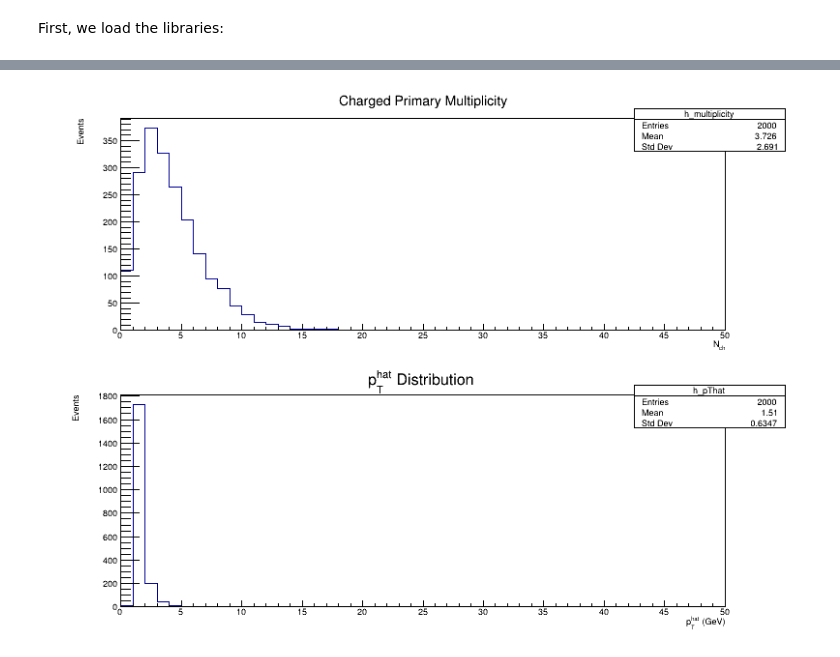
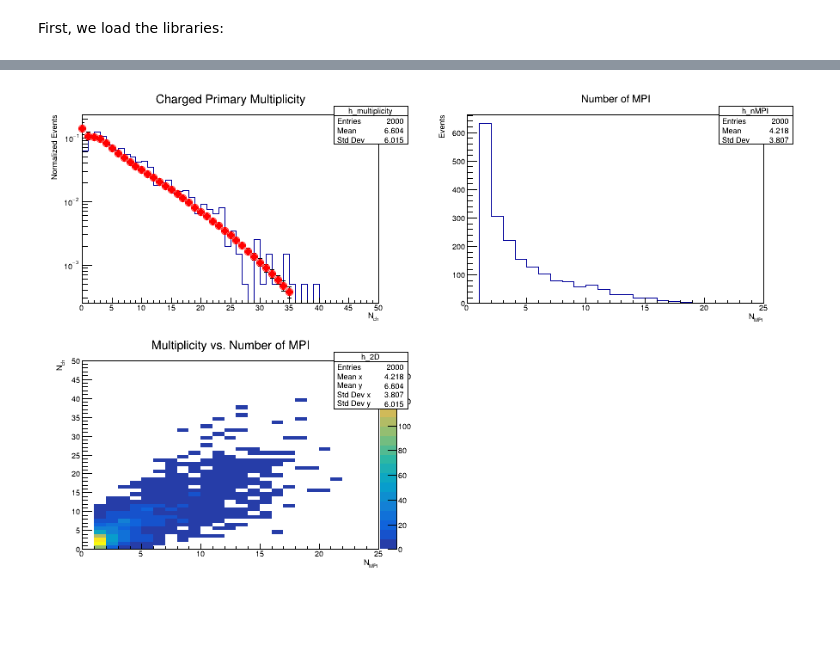
Before and after one commit to matonoli/pythia_tutorial, a Jupyter notebook: pythia_exercise_26.ipynb, the cells around one changed output, grey strips where cells are left out. Saved outputs shown, nothing was run; the diff lists cells and outputs as text; code cells hidden in the pictures; blank space fills up the shorter version.

```diff
--- a/pythia_exercise.ipynb
+++ b/pythia_exercise_26.ipynb
@@ -68,33 +92,35 @@ This will produce **ROOT histograms** of:
 # Initialize Pythia
 pythia = pythia8.Pythia()
 
-# Set up LHC proton-proton collisions at 13 TeV
+# Set up LHC proton-proton collisions at 7 TeV
 pythia.readString("Beams:idA = 2212")  # Proton
 pythia.readString("Beams:idB = 2212")  # Proton
-pythia.readString("Beams:eCM = 200.")  # Collision energy in GeV
+pythia.readString("Beams:eCM = 7000.")  # Collision energy in GeV
 
-# Enable QCD hard processes
-pythia.readString("HardQCD:all = on")
+# Enable SoftQCD Non-Single Diffractive (NSD) events
+pythia.readString("SoftQCD:nonDiffractive = on")
 
-# Limit the phase-space
-# pythia.readString("PhaseSpace:pTHatMin = 10.")  # Minimum pT hard
+# Minimum pT for multiple parton interactions (user can modify)
+pythia.readString("MultipartonInteractions:pT0Ref = 3.0")
 
-# Enable parton showers and hadronization
-pythia.readString("PartonLevel:MPI = on")   # Multiple Parton Interactions
-pythia.readString("PartonLevel:ISR = on")   # Initial State Radiation
-pythia.readString("PartonLevel:FSR = on")   # Final State Radiation
+# Enable MPI, ISR, FSR
+pythia.readString("PartonLevel:MPI = on")
+pythia.readString("PartonLevel:ISR = on")
+pythia.readString("PartonLevel:FSR = on")
 
-pythia.readString("HadronLevel:Decay = on")  # Enable hadron decays
+# Enable hadron decays
+pythia.readString("HadronLevel:Decay = on")
 
 # Initialize Pythia
 pythia.init()
 
 # ROOT histogram setup
-canvas = ROOT.TCanvas("c1", "Multiplicity and pThat", 800, 600)
+canvas = ROOT.TCanvas("c2", "Multiplicity, n_MPI, and 2D Histogram", 900, 600)
 
 # Create histograms
-h_multiplicity = ROOT.TH1F("h_multiplicity", "Charged Primary Multiplicity;N_{ch};Events", 50, 0, 50)
-h_pThat = ROOT.TH1F("h_pThat", "p_{T}^{hat} Distribution;p_{T}^{hat} (GeV);Events", 50, 0, 50)
+h_multiplicity = ROOT.TH1F("h_multiplicity", "Charged Primary Multiplicity;N_{ch};Normalized Events", 50, 0, 50)
+h_nMPI = ROOT.TH1F("h_nMPI", "Number of MPI;N_{MPI};Events", 25, 0, 25)
+h_2D = ROOT.TH2F("h_2D", "Multiplicity vs. Number of MPI;N_{MPI};N_{ch}", 25, 0, 25, 50, 0, 50)
 
 # Event loop
 nEvents = 2000
@@ -102,37 +128,52 @@ for iEvent in range(nEvents):
     if not pythia.next():
         continue
 
-    # Get pThat of the event (hard scale of the interaction)
-    pThat = pythia.infoPython().pTHat()
-    h_pThat.Fill(pThat)
+    # Get number of multiple parton interactions (MPI)
+    nMPI = pythia.infoPython().nMPI()
+    h_nMPI.Fill(nMPI)
 
     # Count charged primary final-state particles
     nCharged = 0
     for i in range(pythia.event.size()):
-
-        # Get individual particle
         p = pythia.event[i]
         if p.isFinal() and p.isCharged() and abs(p.eta()) < 0.5:
             nCharged += 1
 
     h_multiplicity.Fill(nCharged)
+    h_2D.Fill(nMPI, nCharged)
+
+# Normalize multiplicity histogram
+h_multiplicity.Scale(1.0 / nEvents)
+
+# Load experimental data from ROOT file
+exp_file = ROOT.TFile("HEPData-ins879315-v1-Table_12.root")
+data_dir = exp_file.Get("Table 12")
+graph_exp = data_dir.Get("Graph1D_y1")
 
 # Draw histograms
-canvas.Divide(1, 2)
+canvas.Divide(2, 2)
 canvas.cd(1)
-h_multiplicity.Draw()
+canvas.GetPad(1).SetLogy()  # Set log scale for y-axis
+h_multiplicity.Draw("HIST")
+graph_exp.SetMarkerStyle(20)
+graph_exp.SetMarkerColor(ROOT.kRed)
+graph_exp.Draw("P SAME")
+
 canvas.cd(2)
-h_pThat.Draw()
+h_nMPI.Draw()
+canvas.cd(3)
+h_2D.Draw("COLZ")
 canvas.Draw()
 
 # Save histograms to ROOT file
-output_file = ROOT.TFile("pp_multiplicity_pthat.root", "RECREATE")
+output_file = ROOT.TFile("lhc_mpi_analysis.root", "RECREATE")
 h_multiplicity.Write()
-h_pThat.Write()
+h_nMPI.Write()
+h_2D.Write()
 output_file.Close()
 
 # Print final statistics
 pythia.stat()
 
-print("\nSimulation complete. ROOT file 'pp_multiplicity_pthat.root' saved with histograms.")
+print("\nSimulation complete. ROOT file 'lhc_mpi_analysis.root' saved with histograms.")
 # %% [output]
@@ -156 +185 @@ Simulation complete. ROOT file 'pp_multiplicity_pthat.root' saved with histogram
-[figure, old version]
+[figure, new version]
```
Also changed, not shown: parts of 10 cells of this notebook, 5 other files.
